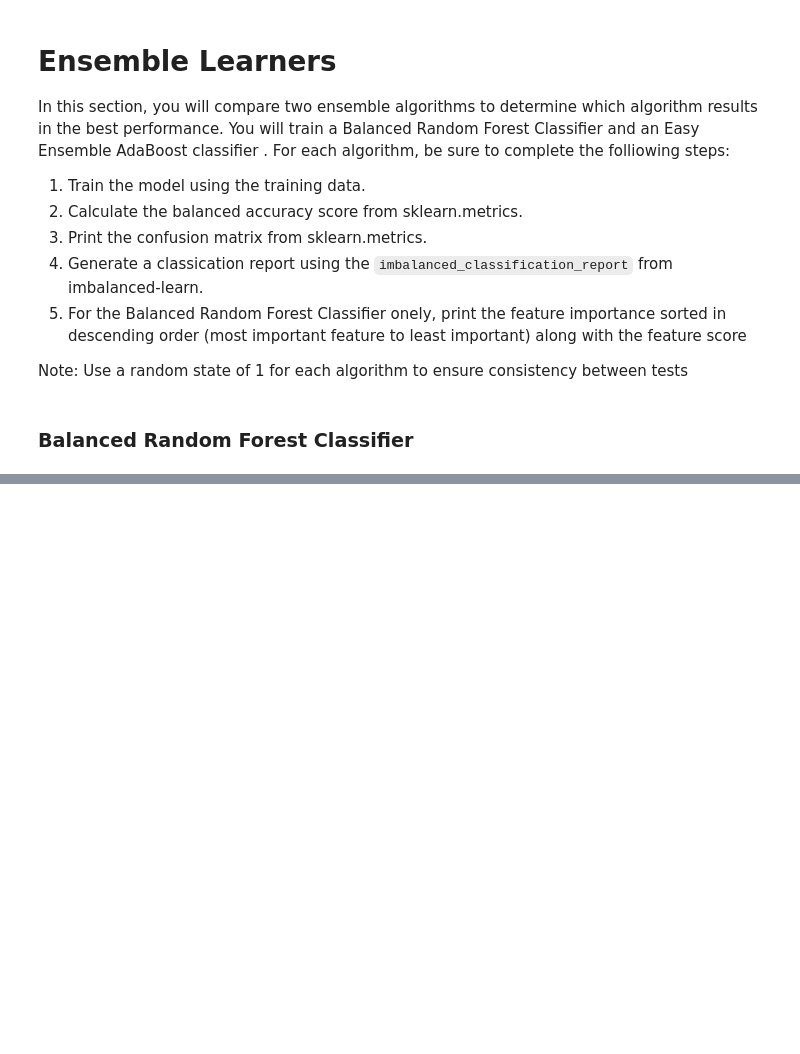
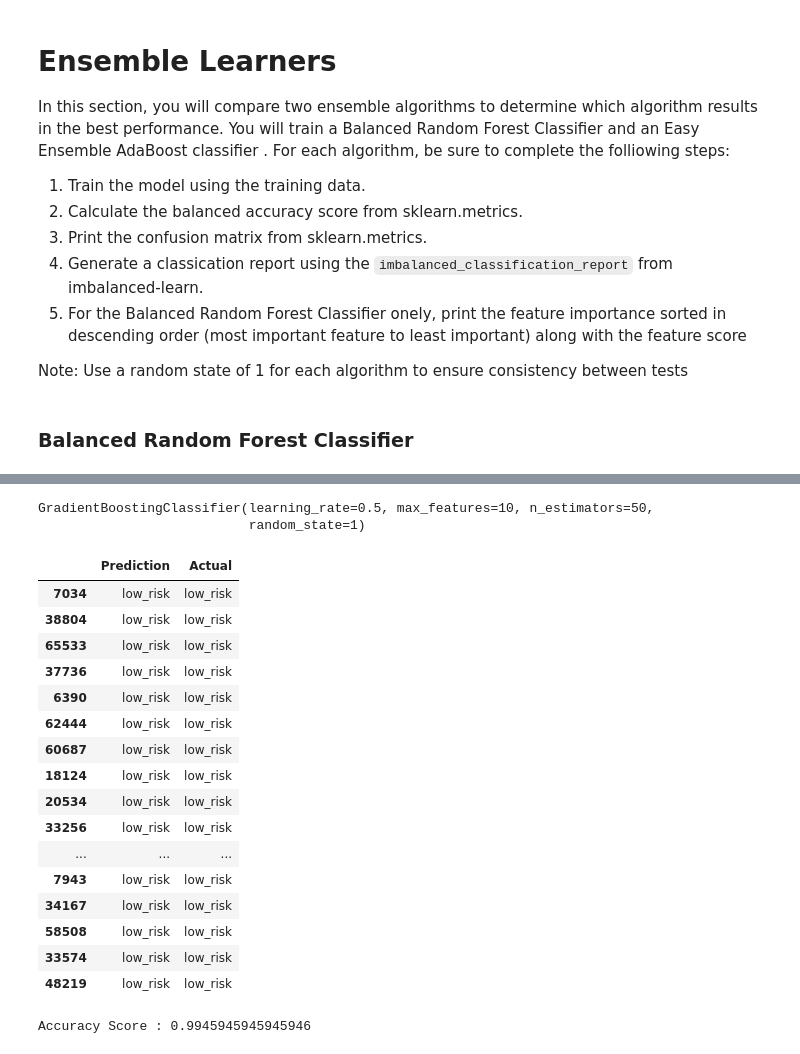
Before and after one commit to russellctaylor/Credit_Risk_Analysis, a Jupyter notebook: credit_risk_ensemble.ipynb, the cells around one changed output, grey strips where cells are left out. Saved outputs shown, nothing was run; the diff lists cells and outputs as text; code cells hidden in the pictures; blank space fills up the shorter version.

```diff
--- a/credit_risk_ensemble.ipynb
+++ b/credit_risk_ensemble.ipynb
@@ -272,0 +257,28 @@ array([[   93,     8],
+# %%
+# Train the EasyEnsembleClassifier
+# YOUR CODE HERE
+from sklearn.ensemble import GradientBoostingClassifier
+
+# Create a classifier object
+learning_rates = [0.05, 0.1, 0.25, 0.5, 0.75, 1]
+for learning_rate in learning_rates:
+    classifier = GradientBoostingClassifier(n_estimators=50,
+                                            learning_rate=learning_rate,
+                                            max_features=10,
+                                            max_depth=3,
+                                            random_state=1)
+
+    # Fit the model
+    classifier.fit(X_train_scaled, y_train)
+    print("Learning rate: ", learning_rate)
+
+    # Score the model
+    print("Accuracy score (training): {0:.3f}".format(
+        classifier.score(
+            X_train_scaled,
+            y_train)))
+    print("Accuracy score (validation): {0:.3f}".format(
+        classifier.score(
+            X_test_scaled,
+            y_test)))
+    print()
@@ -272,0 +303,35 @@ array([[   93,     8],
+# %%
+# Choose a learning rate and create classifier
+classifier = GradientBoostingClassifier(n_estimators=50,
+                                        learning_rate=0.5,
+                                        max_features=10,
+                                        max_depth=3,
+                                        random_state=1)
+# %%
+# Fit the model
+classifier.fit(X_train_scaled, y_train)
+# %% [output]
+GradientBoostingClassifier(learning_rate=0.5, max_features=10, n_estimators=50,
+                           random_state=1)
+# %%
+# Make Prediction
+predictions = classifier.predict(X_test_scaled)
+pd.DataFrame({"Prediction": predictions, "Actual": y_test}).head(20)
+# %% [output]
+|  | Prediction | Actual |
+| 7034 | low_risk | low_risk |
+| 38804 | low_risk | low_risk |
+| 65533 | low_risk | low_risk |
+| 37736 | low_risk | low_risk |
+| 6390 | low_risk | low_risk |
+| 62444 | low_risk | low_risk |
+| 60687 | low_risk | low_risk |
+| 18124 | low_risk | low_risk |
+| 20534 | low_risk | low_risk |
+| 33256 | low_risk | low_risk |
+| ... | ... | ... |
+| 7943 | low_risk | low_risk |
+| 34167 | low_risk | low_risk |
+| 58508 | low_risk | low_risk |
+| 33574 | low_risk | low_risk |
+| 48219 | low_risk | low_risk |
@@ -272,0 +344,11 @@ array([[   93,     8],
+# %%
+# Calculated the balanced accuracy score
+# YOUR CODE HERE
+from sklearn.metrics import confusion_matrix
+from sklearn.metrics import accuracy_score
+from sklearn.metrics import classification_report
+# Calculating the accuracy score
+acc_score = accuracy_score(y_test, predictions)
+print(f"Accuracy Score : {acc_score}")
+# %% [output]
+Accuracy Score : 0.9945945945945946
```
Also changed, not shown: parts of 14 cells of this notebook.
